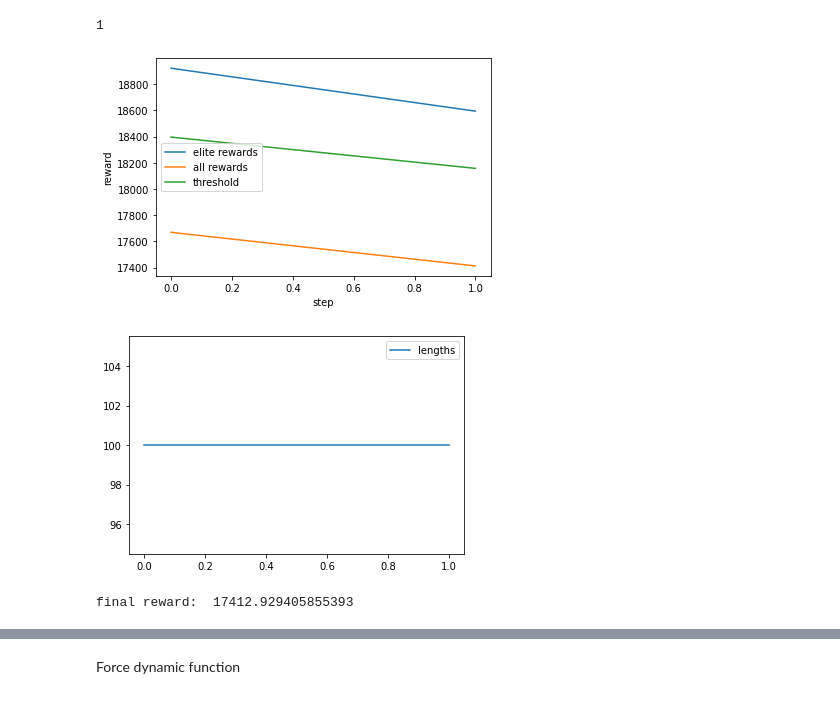
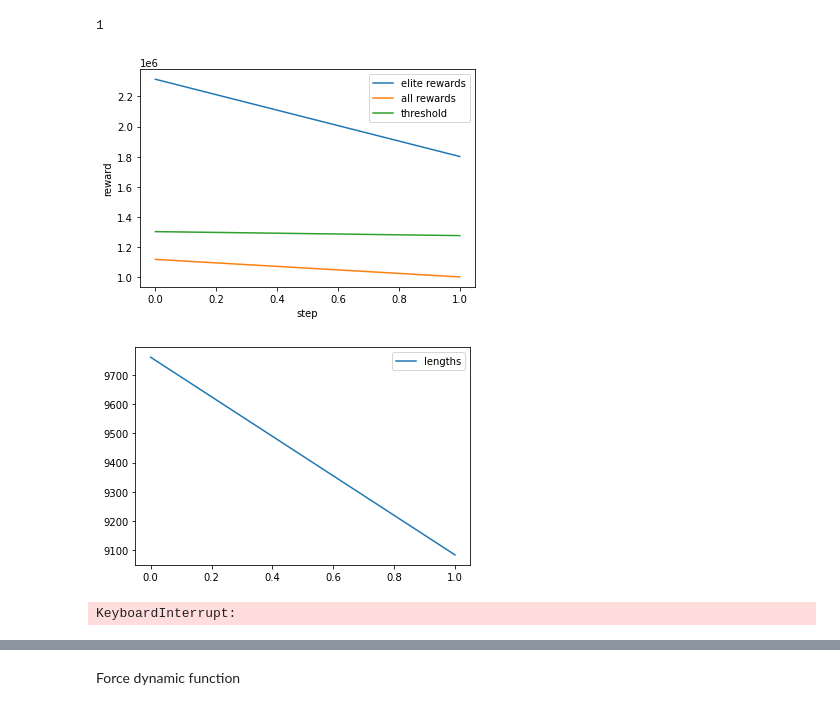
Before and after one commit to limon8884/copter, a Jupyter notebook: main_note.ipynb, the cells around one changed output, grey strips where cells are left out. Drawn from its saved outputs; the diff is of its cells as text; code cells hidden in the pictures.

```diff
--- a/main_note.ipynb
+++ b/main_note.ipynb
@@ -28,7 +31,6 @@ from Copter.Session import Session
 from Copter.Network import Network
 from IPython.display import clear_output
 from joblib import Parallel, delayed
-# sessions = Parallel(n_jobs=-1)(delayed(generate_session)(agent, t_max=10000) for i in range(n_sessions))
 
 class Trainer(object):
     def __init__(self, network=None, target_upper_force=None, n_iters=2000, n_sessions=50, percentile=70, use_parallel=True):
@@ -66,7 +68,7 @@ class Trainer(object):
 
         def generate_session():
             s = Session(self.network, target_upper_force=self.target_upper_force, **model_params)
-            s.run(n_iters=self.n_iters, reset=True)
+            s.run(max_iters=self.n_iters, pred_iters=self.n_iters / 2, reset=True)
             total_reward = s.total_reward
             state_tensor = s.get_state_tensor()
             action_tensor_left, action_tensor_right = s.get_action_tensors()
@@ -85,7 +87,7 @@ class Trainer(object):
             action_tensors_right = []
             session_logs = []
             for _ in range(self.n_sessions):
-                self.session.run(n_iters=self.n_iters, reset=True)
+                self.session.run(max_iters=self.n_iters, reset=True)
                 total_rewards.append(self.session.total_reward)
                 state_tensors.append(self.session.get_state_tensor())
                 action_tensor_left, action_tensor_right = self.session.get_action_tensors()
@@ -168,16 +170,19 @@ class Trainer(object):
         plt.legend()
         plt.show()
 # %%
-tr = Trainer(network=None, n_iters=100, n_sessions=50, percentile=70, use_parallel=True)
-tr.train_model(2)
+loaded_net = Network(6, 4)
+loaded_net.load_state_dict(torch.load('trainedNet_40_10000_50_70_rew730k.pt'))
+
+tr = Trainer(network=loaded_net, n_iters=100000, n_sessions=50, percentile=70, use_parallel=True)
+tr.train_model(10)
 trained_net = tr.network
 tr.plot_trained_logs()
 print('final reward: ', tr.train_rewards[-1])
 # %% [output]
 1
-[figure, old version]
+[figure, new version]
-[figure, old version]
+[figure, new version]
-final reward:  17412.929405855393
+KeyboardInterrupt:
 # %%
 # torch.save(tr.network.state_dict(), 'trainedNet_40_10000_50_70_rew730k.pt')
 loaded_net = Network(6, 4)
```
Also changed, not shown: parts of 3 cells of this notebook, 4 other files.
